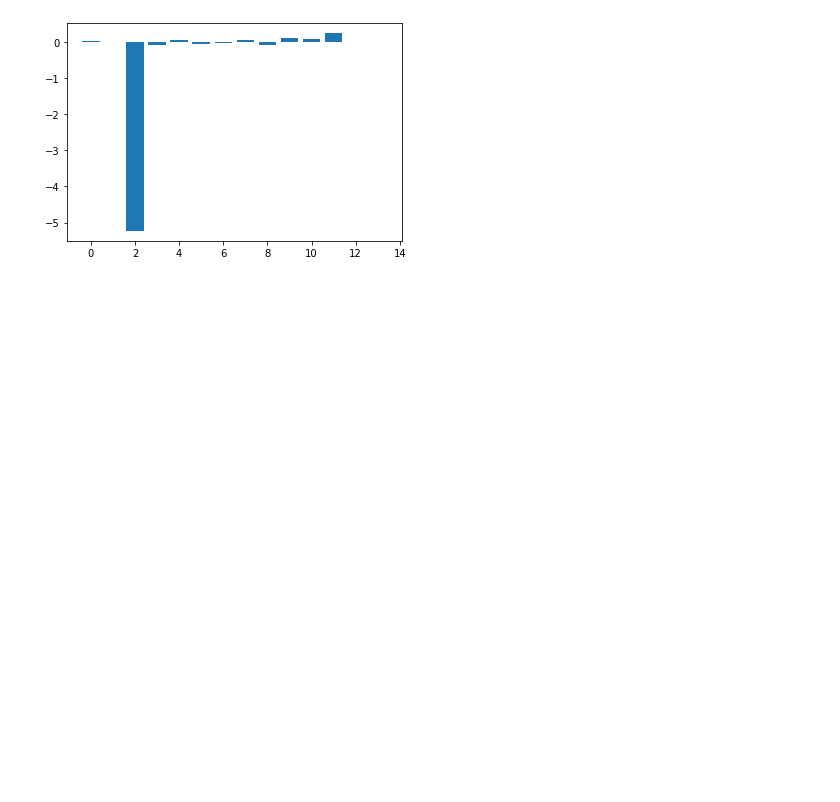
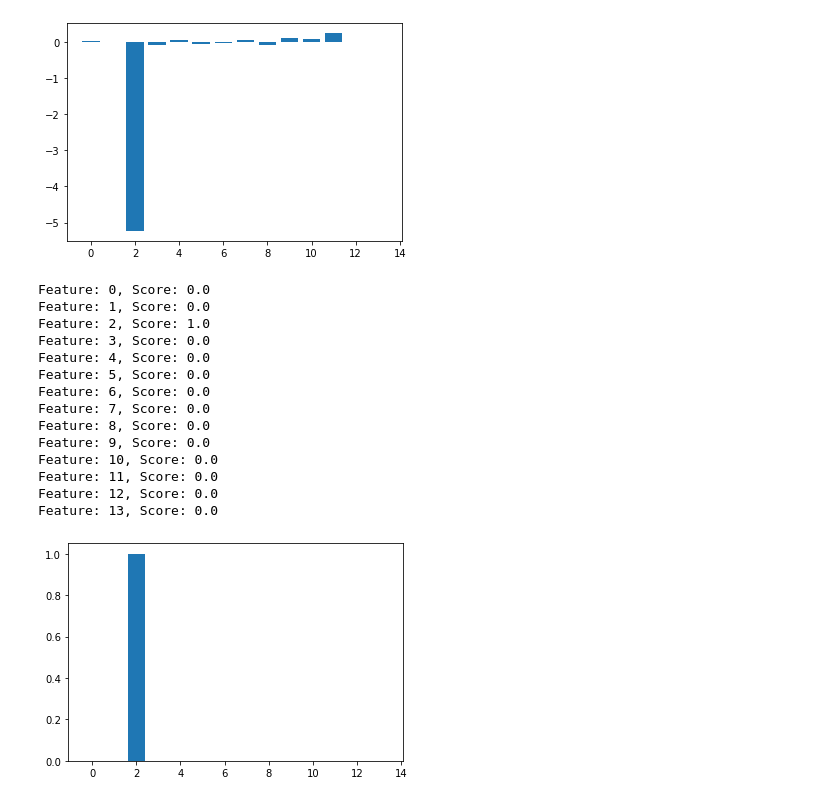
Before and after one commit to tibarekb/abtest-mlops, a Jupyter notebook: notebooks/ML_model.ipynb, the cells around one changed output. Cells and saved outputs as stored; diff of their text form; code cells hidden in the pictures; blank space fills up the shorter version.

```diff
--- a/notebooks/ML_model.ipynb
+++ b/notebooks/ML_model.ipynb
@@ -367,3 +367,28 @@ Feature: 11, Score: 0.23938008708431258
 Feature: 12, Score: 0.007171959715922551
 Feature: 13, Score: 0.0
 [figure]
+# %%
+# get Feature improtance for Decision tree
+importance = dt.feature_importances_
+# summarize feature importance
+for i,v in enumerate(importance):
+	print(f'Feature: {i}, Score: {v}')
+# plot feature importance
+pyplot.bar([x for x in range(len(importance))], importance)
+pyplot.show()
+# %% [output]
+Feature: 0, Score: 0.0
+Feature: 1, Score: 0.0
+Feature: 2, Score: 1.0
+Feature: 3, Score: 0.0
+Feature: 4, Score: 0.0
+Feature: 5, Score: 0.0
+Feature: 6, Score: 0.0
+Feature: 7, Score: 0.0
+Feature: 8, Score: 0.0
+Feature: 9, Score: 0.0
+Feature: 10, Score: 0.0
+Feature: 11, Score: 0.0
+Feature: 12, Score: 0.0
+Feature: 13, Score: 0.0
+[figure, added]
```
